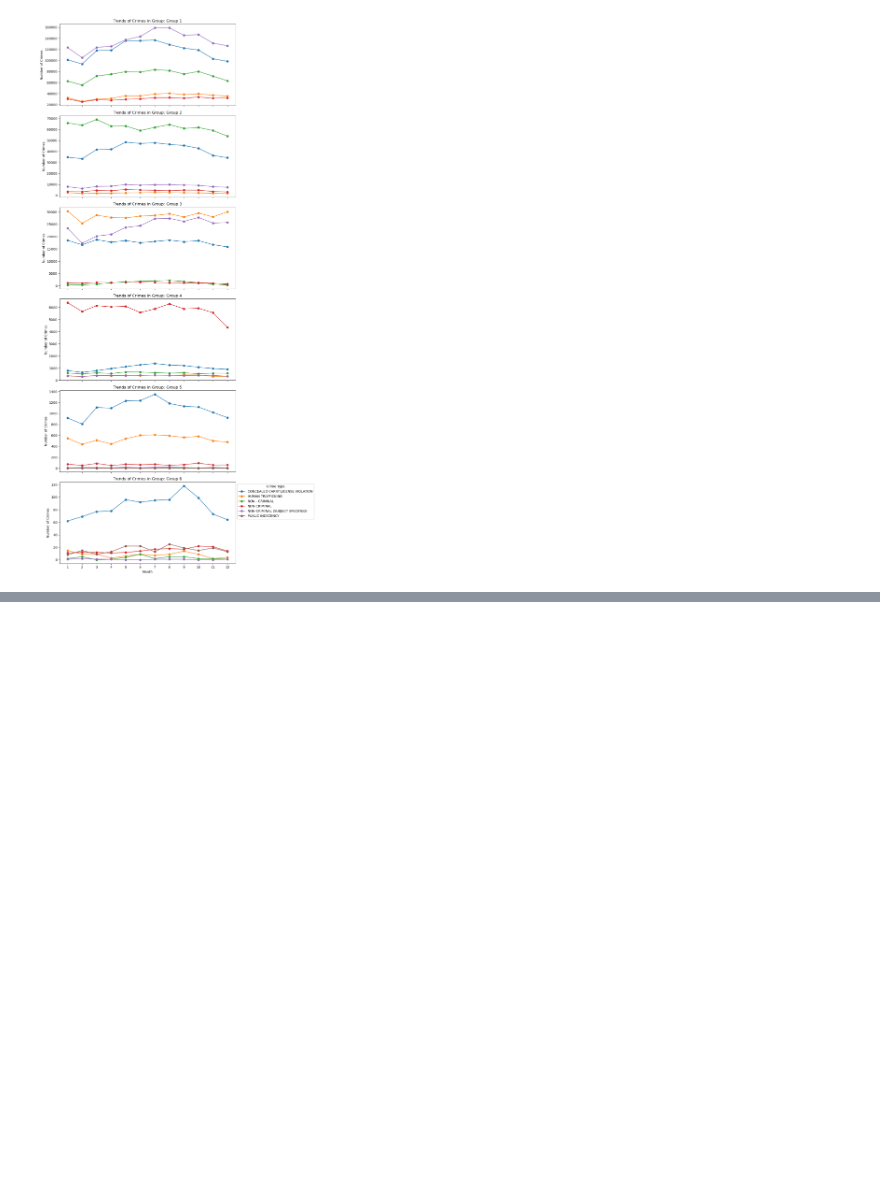
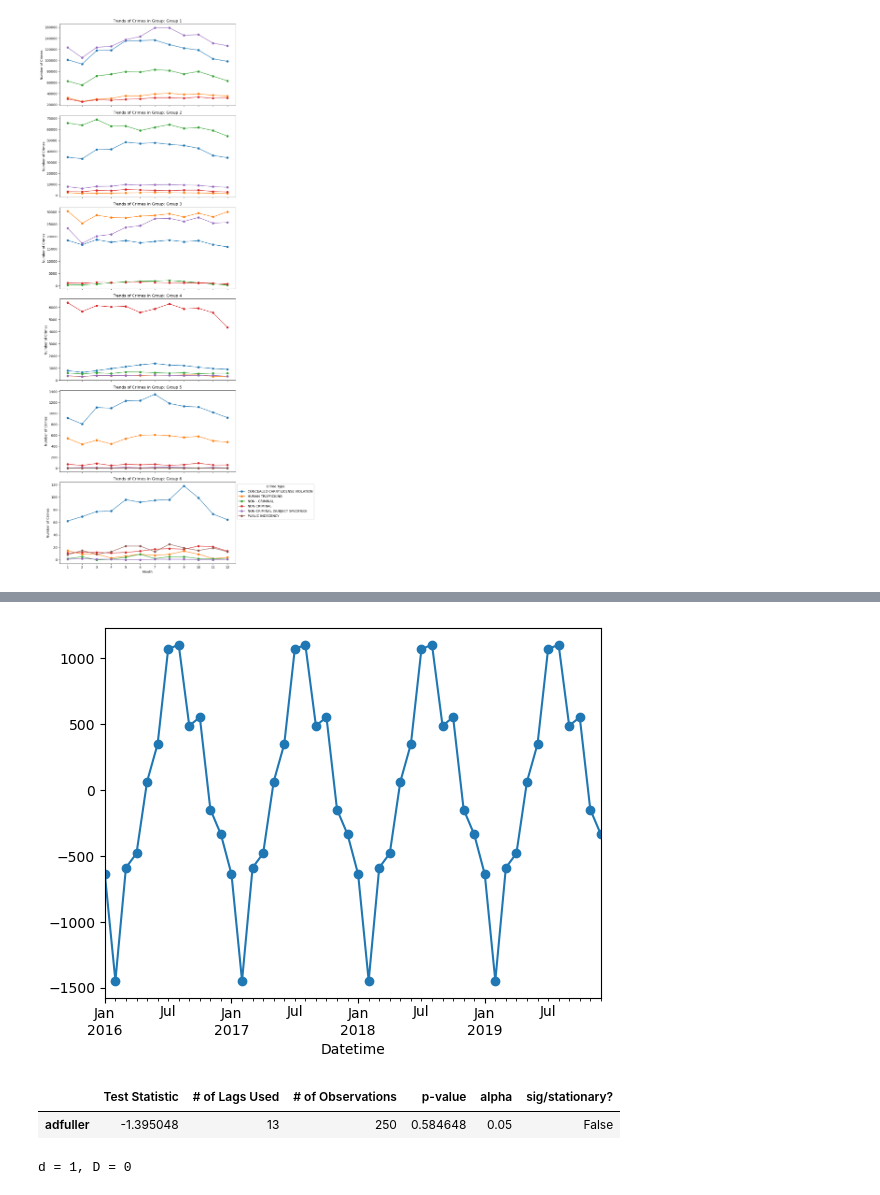
Before and after one commit to amd3897/Chicago-Crime, a Jupyter notebook: Chicago_Crime.ipynb, the cells around one changed output, grey strips where cells are left out. Saved outputs shown, nothing was run; the diff lists cells and outputs as text; code cells hidden in the pictures; blank space fills up the shorter version.

```diff
--- a/Chicago_Crime.ipynb
+++ b/Chicago_Crime.ipynb
@@ -594,0 +763,17 @@ plt.show()
+# %%
+seasonal = decomp_theft.seasonal
+ax = seasonal.loc['2016':'2019'].plot(marker = 'o') # seasonal component m = 12
+# %% [output]
+[figure, added]
+# %%
+get_adfuller_results(ts_theft) # non-stationary
+# %% [output]
+|  | Test Statistic | # of Lags Used | # of Observations | p-value | alpha | sig/stationary? |
+| adfuller | -1.395048 | 13 | 250 | 0.584648 | 0.05 | False |
+# %%
+# Determine if nonseasonal and/or seasonal differencing is required
+d = ndiffs(ts_theft)
+D = nsdiffs(ts_theft, m=12)
+print(f"d = {d}, D = {D}")
+# %% [output]
+d = 1, D = 0
```
Also changed, not shown: parts of 64 cells of this notebook.
